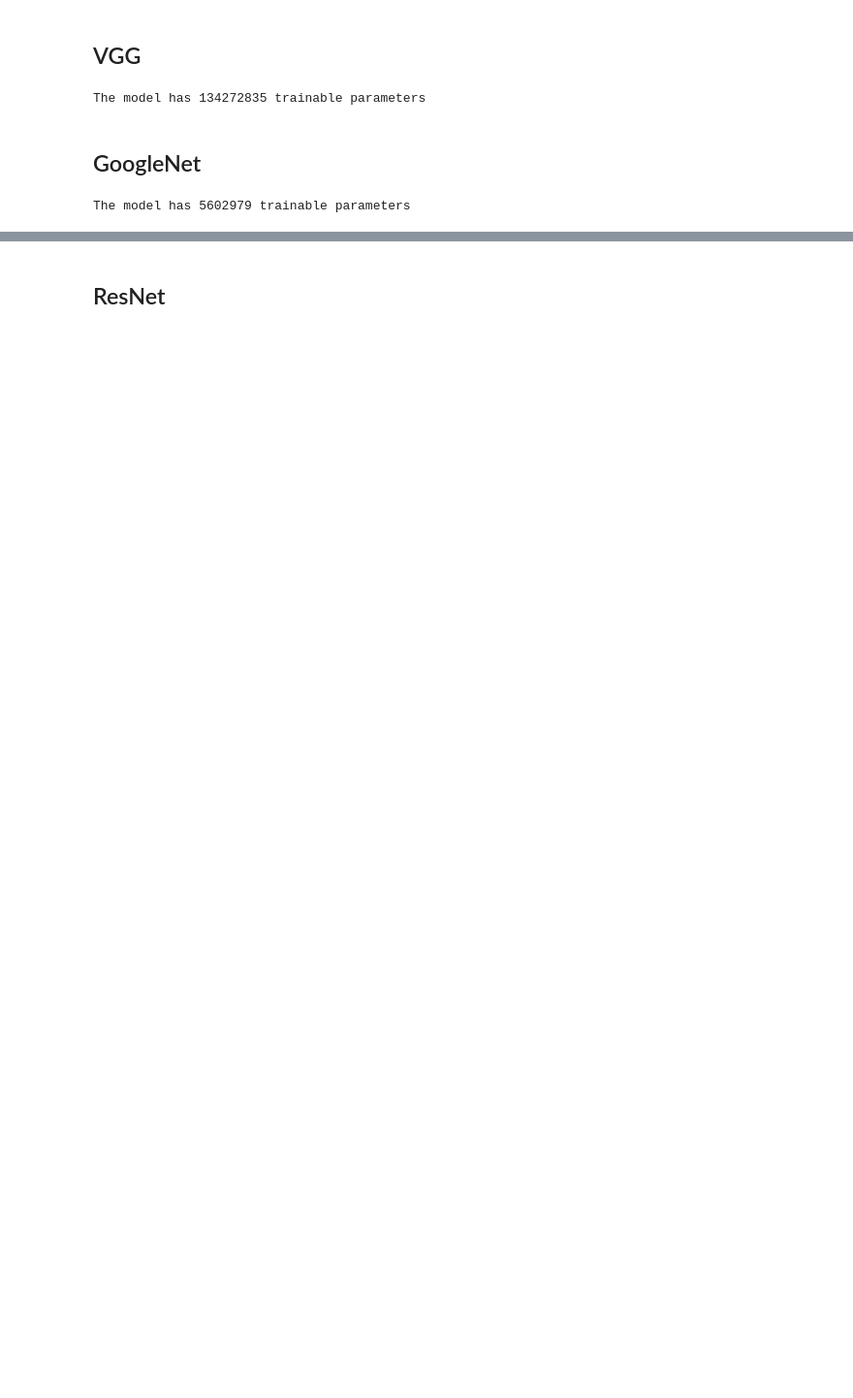
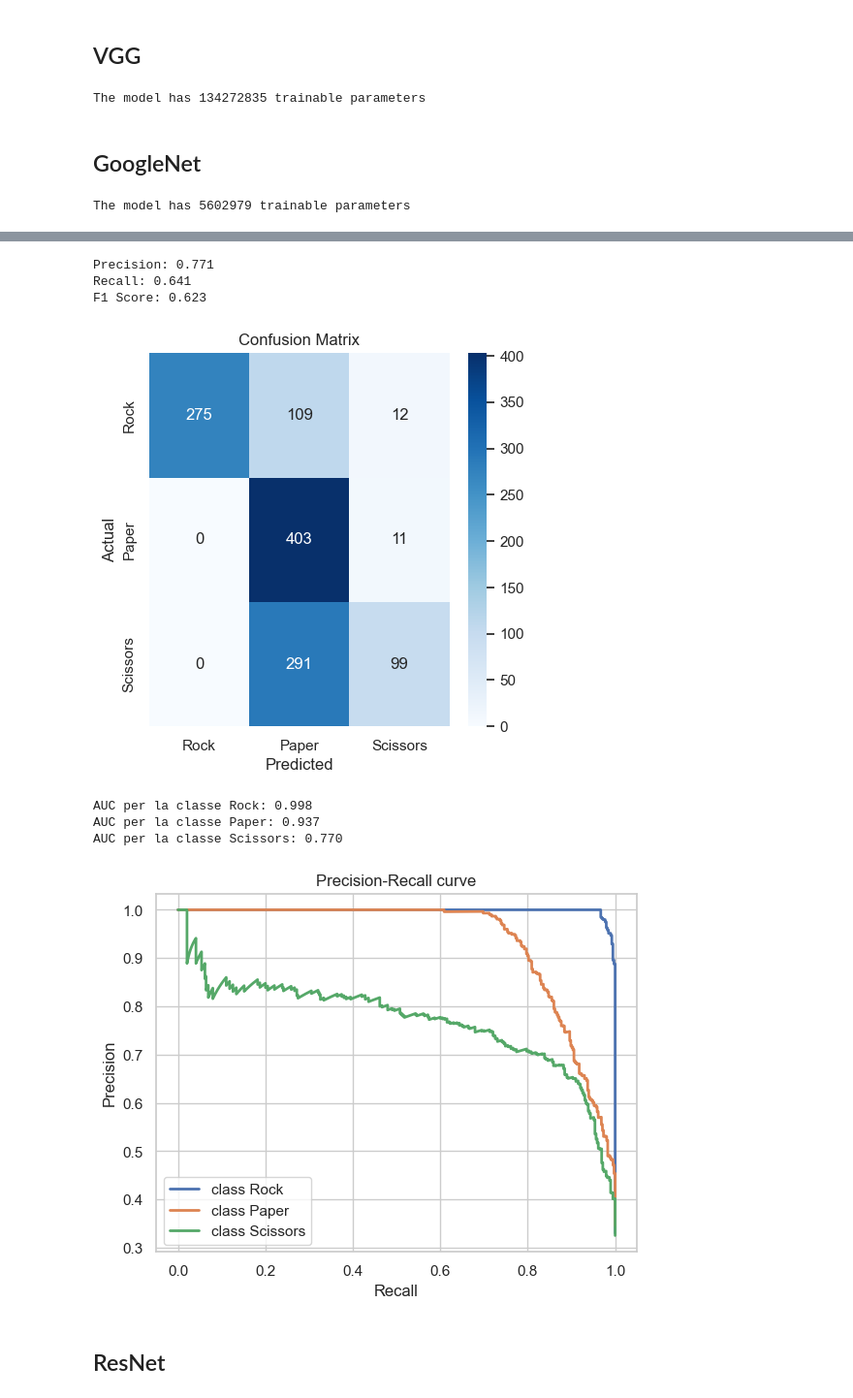
Before and after one commit to nameisalfio/RPS_Classifier, a Jupyter notebook: project.ipynb, the cells around one changed output, grey strips where cells are left out. Shown at 97% size. Cells and saved outputs as stored; diff of their text form; code cells hidden in the pictures; blank space fills up the shorter version.

```diff
--- a/project.ipynb
+++ b/project.ipynb
@@ -1046,3 +1031,25 @@ Test Loss: 0.661, Test Accuracy: 0.647
+# %%
+precision, recall, f1 = googlenet.evaluate(test_loader)
+
+print(f"Precision: {precision:.3f}")
+print(f"Recall: {recall:.3f}")
+print(f"F1 Score: {f1:.3f}")
+
+cm = googlenet.confusion_matrix(test_loader)
+class_names = ['Rock', 'Paper', 'Scissors']
+
+print_confusion_matrix(cm, class_names, f'plots/{exp_name}_confusion_matrix.png')
+
+googlenet.plot_precision_recall_curve(test_loader, f'plots/{exp_name}_prec_rec_curve.png')
+# %% [output]
+Precision: 0.771
+Recall: 0.641
+F1 Score: 0.623
+[figure, added]
+AUC per la classe Rock: 0.998
+AUC per la classe Paper: 0.937
+AUC per la classe Scissors: 0.770
+[figure, added]
 # %% [markdown]
 ## ResNet
 # %%
```
Also changed, not shown: parts of 19 cells of this notebook, 11 other files.
